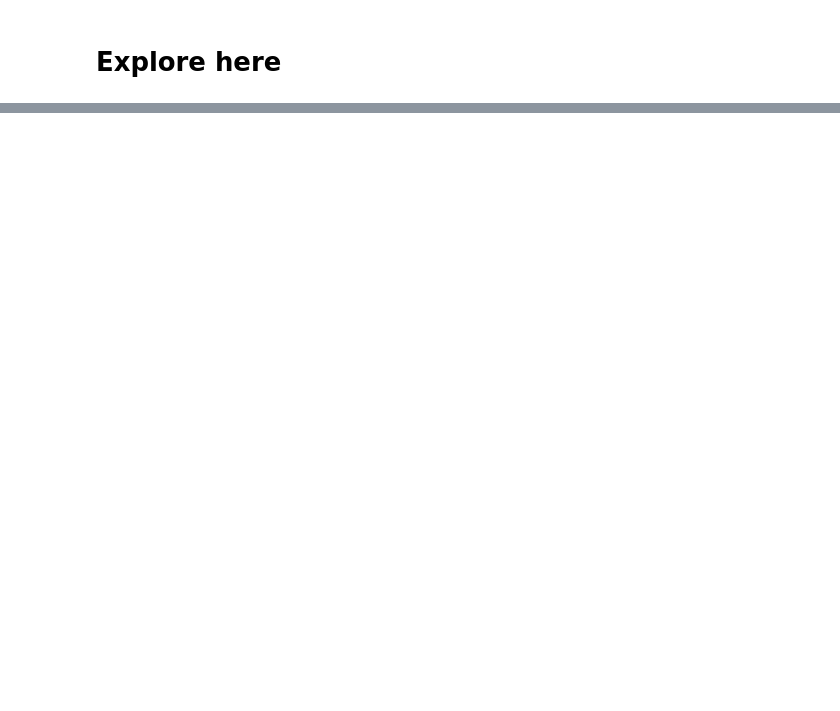
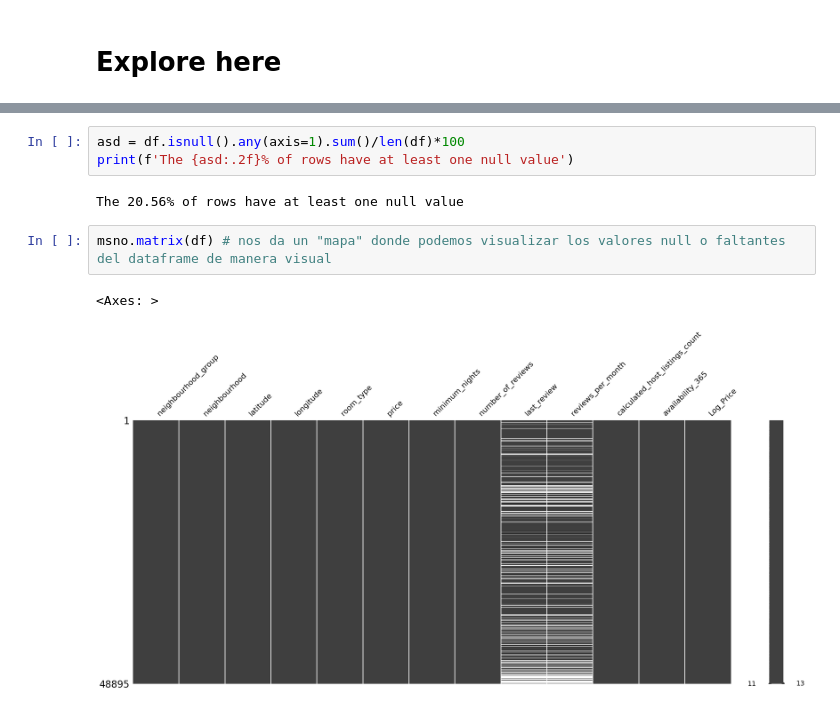
Before and after one commit to agustinluj/machine-learning-python-template, a Jupyter notebook: src/explore.ipynb, the cells around one changed output, grey strips where cells are left out. Drawn from its saved outputs; the diff is of its cells as text; blank space fills up the shorter version.

```diff
--- a/src/explore.ipynb
+++ b/src/explore.ipynb
@@ -96,0 +233,10 @@ df.head()
+# %%
+asd = df.isnull().any(axis=1).sum()/len(df)*100
+print(f'The {asd:.2f}% of rows have at least one null value')
+# %% [output]
+The 20.56% of rows have at least one null value
+# %%
+msno.matrix(df) # nos da un "mapa" donde podemos visualizar los valores null o faltantes del dataframe de manera visual
+# %% [output]
+<Axes: >
+[figure, added]
```
Also changed, not shown: parts of 38 cells of this notebook, 2 other files.
